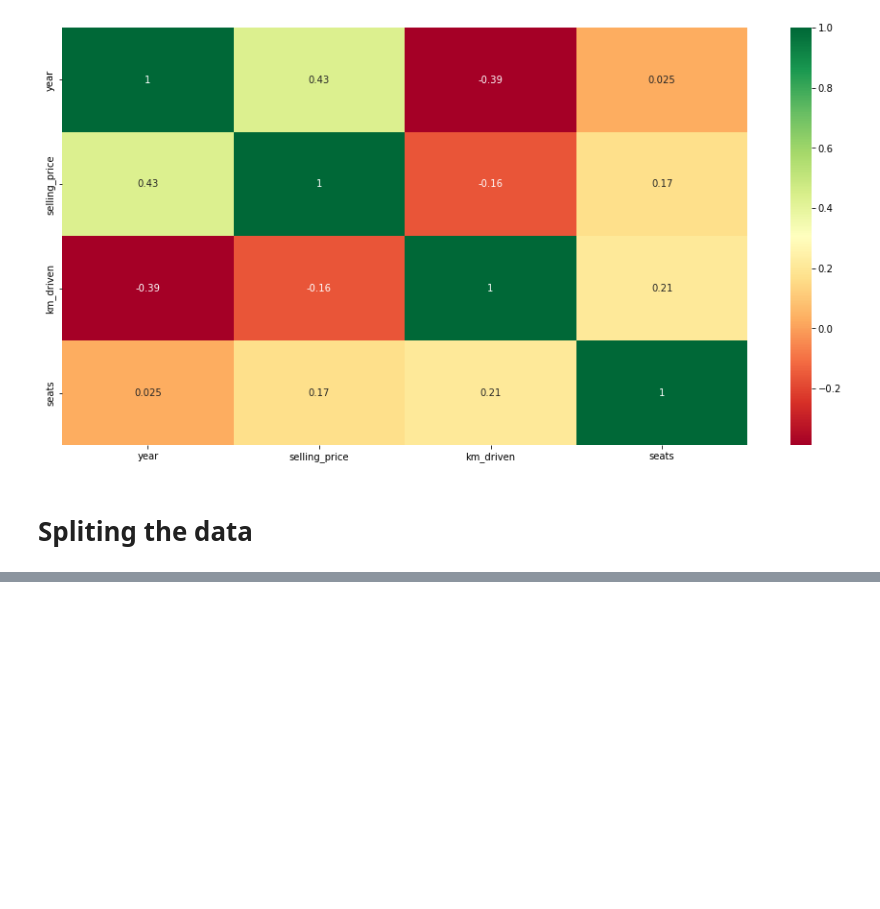
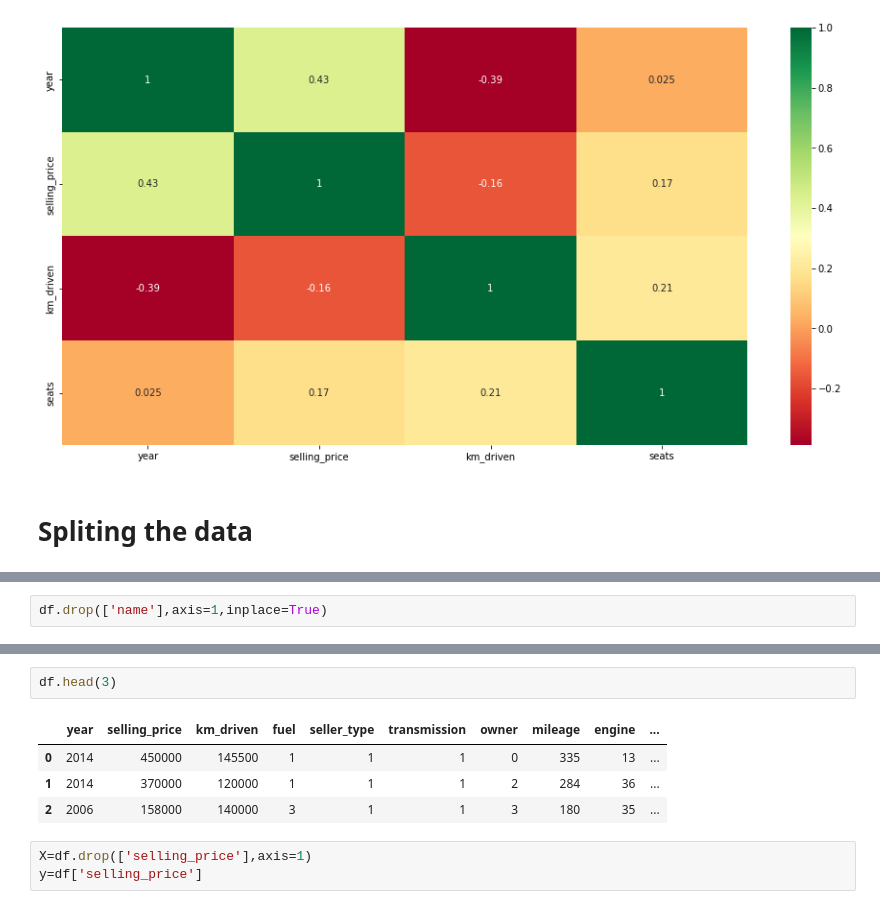
Before and after one commit to Sialsanwal/Data-Science, a Jupyter notebook: Machine learning Model/Regression Model/Project 1/Car Price Pre-Processing.ipynb, the cells around one changed output, grey strips where cells are left out. Saved outputs shown, nothing was run; the diff lists cells and outputs as text; blank space fills up the shorter version.

```diff
--- a/Machine learning Model/Regression Model/Project 1/Car Price Pre-Processing.ipynb
+++ b/Machine learning Model/Regression Model/Project 1/Car Price Pre-Processing.ipynb
@@ -356,0 +194,2 @@ Accuracy of DecisionTree: 64.946
+# %%
+df.drop(['name'],axis=1,inplace=True)
@@ -356,0 +207,10 @@ Accuracy of DecisionTree: 64.946
+# %%
+df.head(3)
+# %% [output]
+|  | year | selling_price | km_driven | fuel | seller_type | transmission | owner | mileage | engine | ... |
+| 0 | 2014 | 450000 | 145500 | 1 | 1 | 1 | 0 | 335 | 13 | ... |
+| 1 | 2014 | 370000 | 120000 | 1 | 1 | 1 | 2 | 284 | 36 | ... |
+| 2 | 2006 | 158000 | 140000 | 3 | 1 | 1 | 3 | 180 | 35 | ... |
+# %%
+X=df.drop(['selling_price'],axis=1)
+y=df['selling_price']
```
Also changed, not shown: parts of 18 cells of this notebook.
